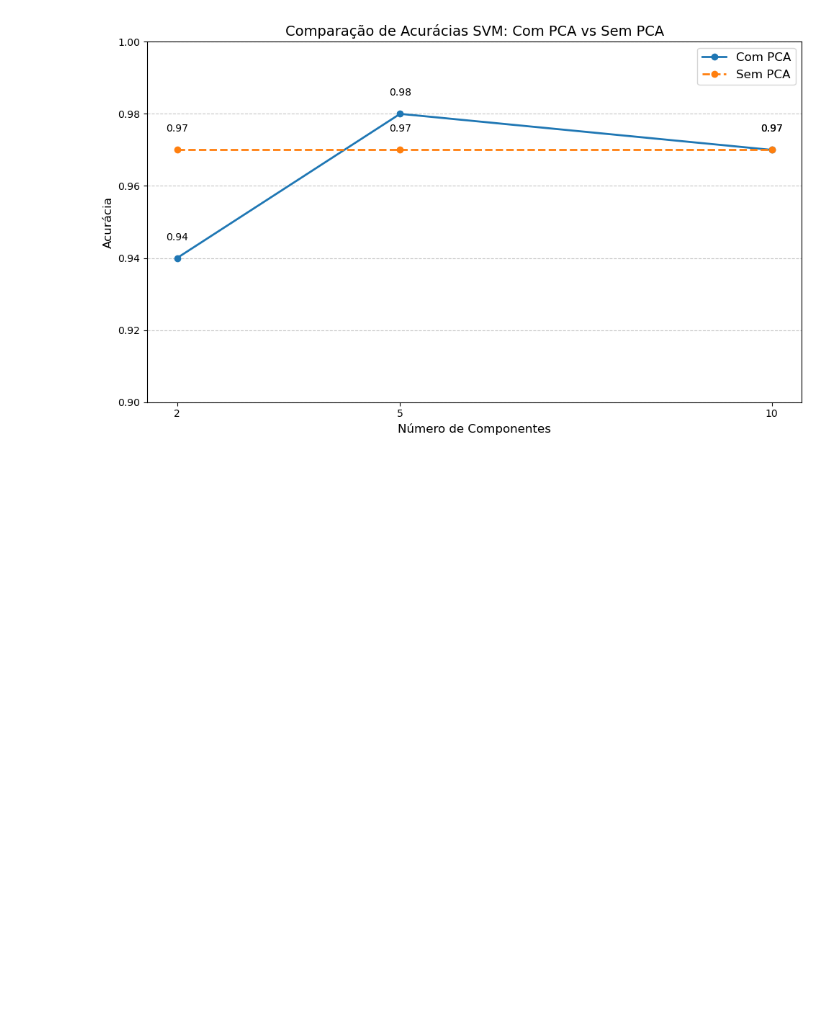
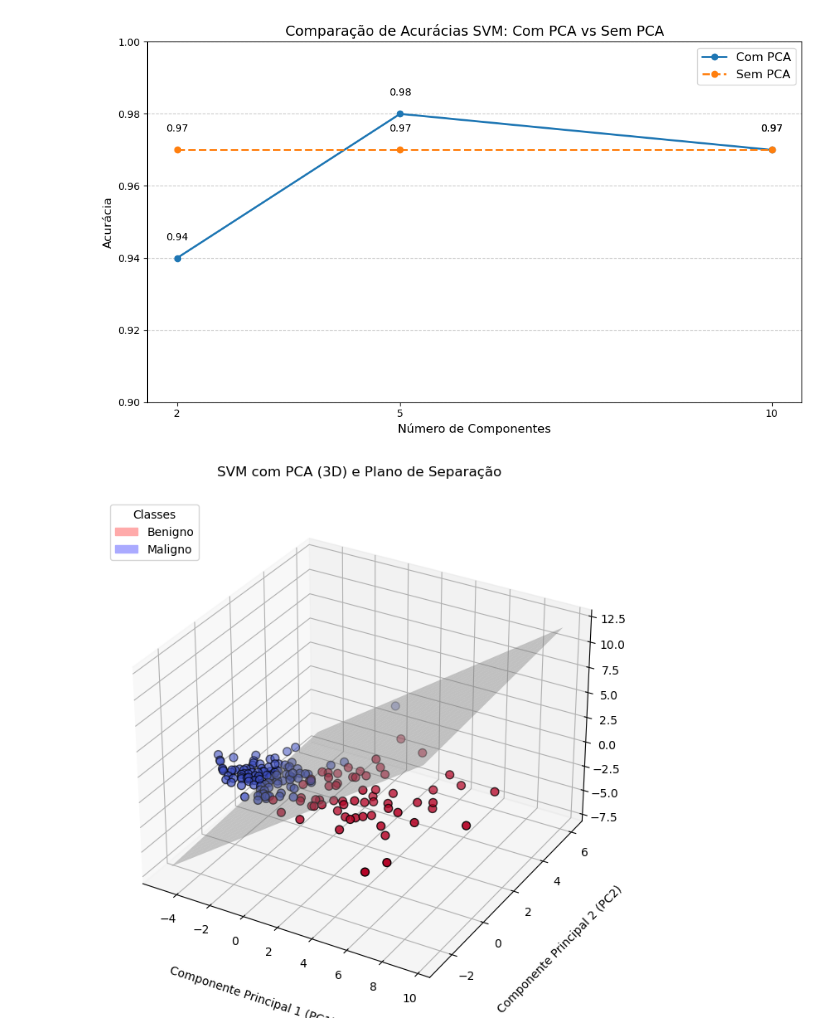
Before and after one commit to annalaurams/Diagnostico-Por-Arvore-de-Decisao, a Jupyter notebook: src/parte2.ipynb, the cells around one changed output. Drawn from its saved outputs; the diff is of its cells as text; code cells hidden in the pictures; blank space fills up the shorter version.

```diff
--- a/src/parte2.ipynb
+++ b/src/parte2.ipynb
@@ -379,3 +451,55 @@ plt.tight_layout()
 plt.show()
 # %% [output]
 [figure]
+# %%
+from mpl_toolkits.mplot3d import Axes3D
+import matplotlib.pyplot as plt
+import matplotlib.patches as mpatches
+import numpy as np
+from sklearn.svm import SVC
+
+def plot_svm_3d_with_legend(X, y, model):
+    """
+    Plota o SVM em 3D com o plano de separação e uma legenda ajustada.
+    """
+    fig = plt.figure(figsize=(12, 8))
+    ax = fig.add_subplot(111, projection='3d')
+
+    # Plotar os pontos de dados
+    scatter = ax.scatter(X[:, 0], X[:, 1], X[:, 2], c=y, cmap=plt.cm.coolwarm, edgecolor='k', s=50)
+
+    # Obter os coeficientes do hiperplano
+    w = model.coef_[0]
+    b = model.intercept_[0]
+
+    # Criar uma grade para o plano de separação
+    x_min, x_max = X[:, 0].min(), X[:, 0].max()
+    y_min, y_max = X[:, 1].min(), X[:, 1].max()
+    x_range = np.linspace(x_min, x_max, 30)
+    y_range = np.linspace(y_min, y_max, 30)
+    X_grid, Y_grid = np.meshgrid(x_range, y_range)
+
+    # Equação do plano
+    Z_grid = -(w[0] * X_grid + w[1] * Y_grid + b) / w[2]
+
+    # Plotar o plano de separação
+    ax.plot_surface(X_grid, Y_grid, Z_grid, color='gray', alpha=0.4)
+
+    ax.set_xlabel('Componente Principal 1 (PC1)', labelpad=20)
+    ax.set_ylabel('Componente Principal 2 (PC2)', labelpad=20)
+    ax.set_zlabel('Componente Principal 3 (PC3)', labelpad=20)
+    ax.set_title('SVM com PCA (3D) e Plano de Separação', pad=20)
+
+    legenda_benigno = mpatches.Patch(color='#FFAAAA', label='Benigno')
+    legenda_maligno = mpatches.Patch(color='#AAAAFF', label='Maligno')
+    ax.legend(handles=[legenda_benigno, legenda_maligno], loc='upper left', title='Classes', fontsize=10)
+
+    plt.show()
+
+
+svm_3d = SVC(kernel='linear')
+svm_3d.fit(X_train_pca, y_train)
+
+plot_svm_3d_with_legend(X_test_pca, y_test, svm_3d)
+# %% [output]
+[figure, added]
```
Also changed, not shown: parts of 5 cells of this notebook, 1 other file.
